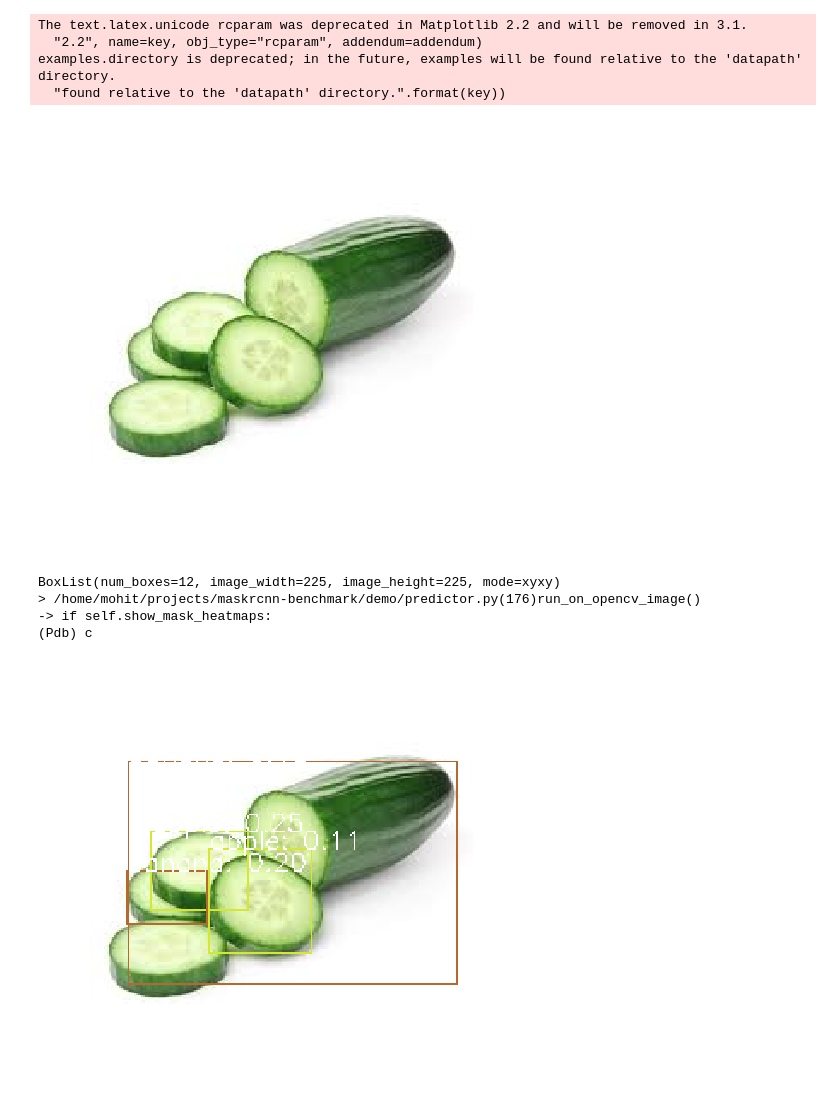
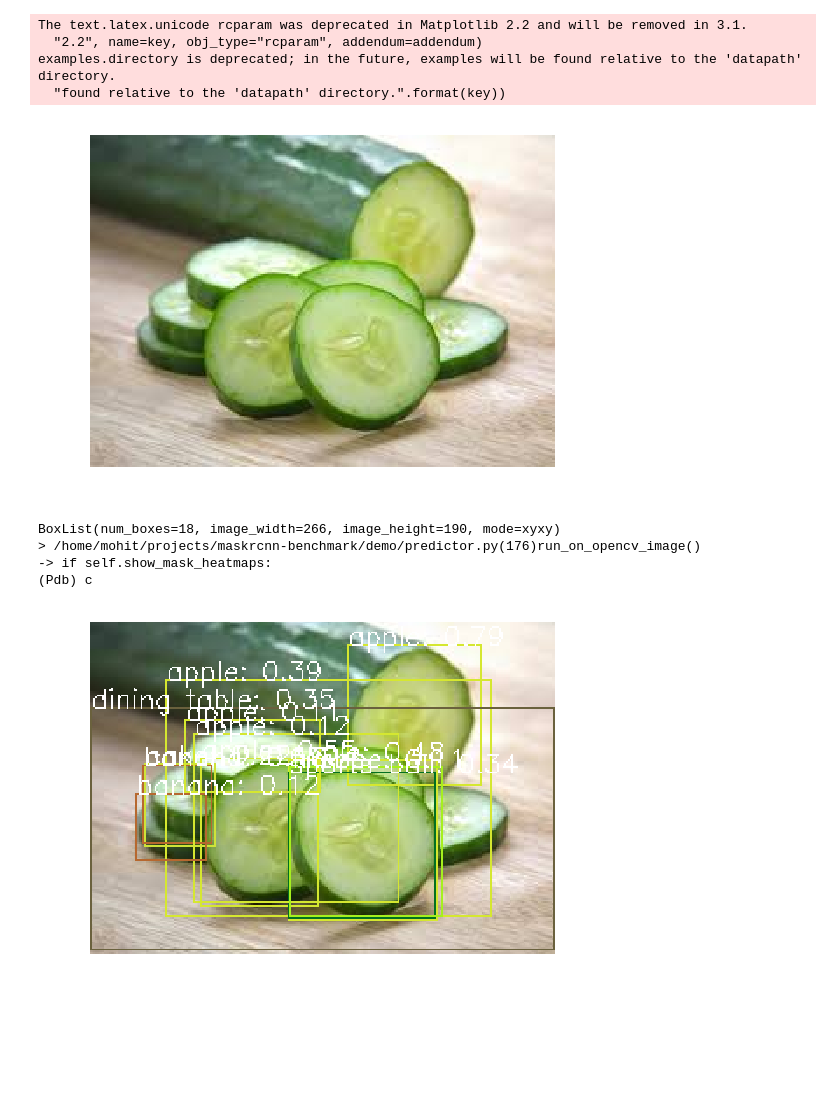
Before and after one commit to mohitsharma0690/maskrcnn-benchmark, a Jupyter notebook: demo/ms_visualize_inference.ipynb, the cells around one changed output. Drawn from its saved outputs; the diff is of its cells as text; code cells hidden in the pictures; blank space fills up the shorter version.

Commit message:
Ad code to visualize directory of images.

```diff
--- a/demo/ms_visualize_inference.ipynb
+++ b/demo/ms_visualize_inference.ipynb
@@ -51,29 +51,32 @@ examples.directory is deprecated; in the future, examples will be found relative
 # %%
 def visualize_image(img):
     plt.imshow(img[:, :, ::-1])
     plt.axis("off")
     plt.show()
+
+
+def visualize_image_results(demo, image):
+    predictions = demo.compute_prediction(image)
+    top_predictions = demo.select_top_predictions(predictions)
+    print(predictions)
+
+    visual_predictions = demo.run_on_opencv_image(image)
+    visualize_image(visual_predictions)
 
 coco_demo = COCODemo(
     cfg,
     min_image_size=800,
     confidence_threshold=0.1,
 )
 # load image and then run prediction
 # coco_demo Uses image in BGR format.
-image = cv2.imread('/home/mohit/Datasets/cutting/cucumber_1.jpeg')
+image = cv2.imread('/home/mohit/Datasets/cutting/cucumber_2.jpeg')
 visualize_image(image)
-
-predictions = coco_demo.compute_prediction(image)
-top_predictions = coco_demo.select_top_predictions(predictions)
-print(predictions)
-
-visual_predictions = coco_demo.run_on_opencv_image(image)
-visualize_image(visual_predictions)
+visualize_image_results(coco_demo, image)
 # %% [output]
-[figure, old version]
+[figure, new version]
-BoxList(num_boxes=12, image_width=225, image_height=225, mode=xyxy)
+BoxList(num_boxes=18, image_width=266, image_height=190, mode=xyxy)
 > /home/mohit/projects/maskrcnn-benchmark/demo/predictor.py(176)run_on_opencv_image()
 -> if self.show_mask_heatmaps:
 (Pdb) c
-[figure, old version]
+[figure, new version]
```
Also changed, not shown: parts of 1 cell of this notebook.
